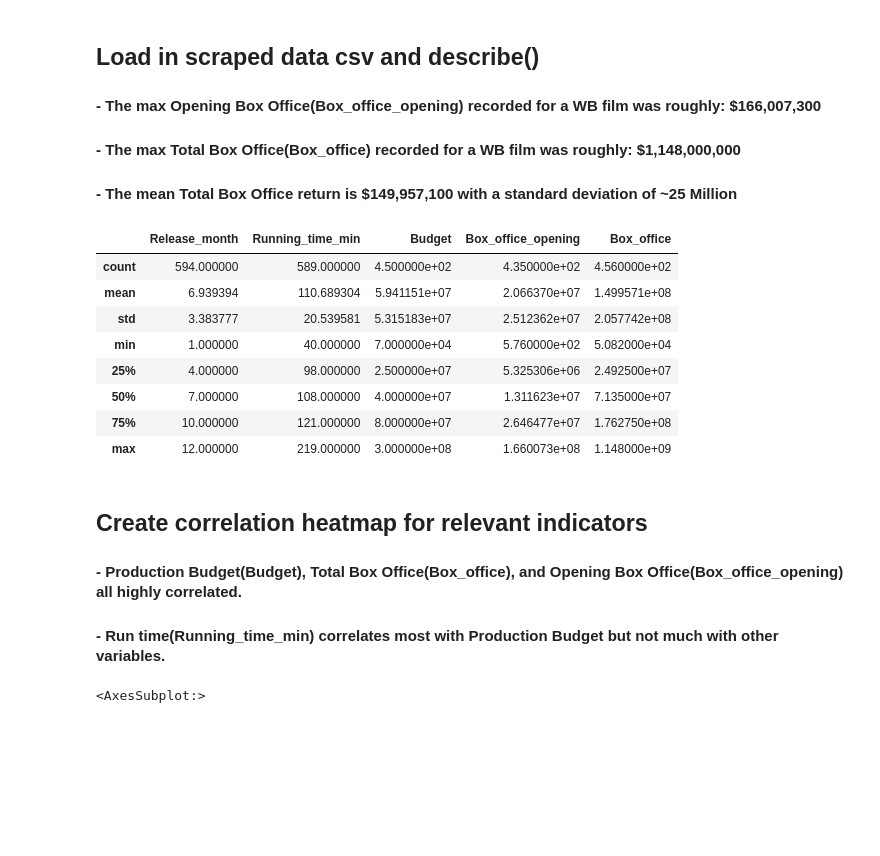
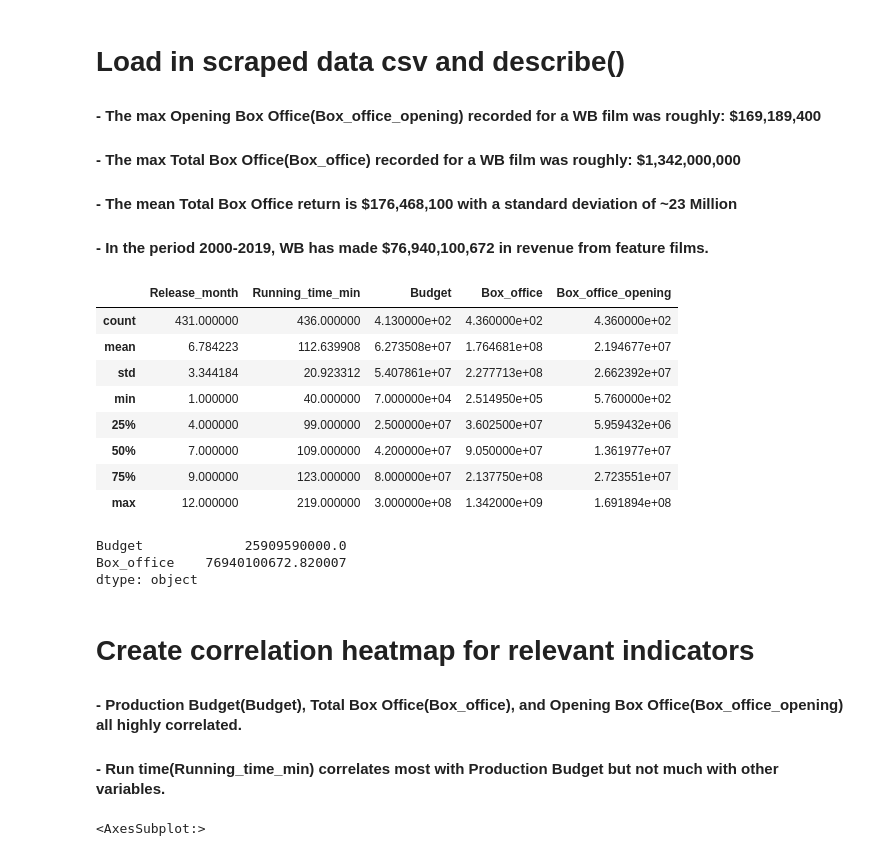
Before and after one commit to danteairdharris/BoxOfficeDS, a Jupyter notebook: WB_movies_EDA.ipynb, the cells around one changed output. Saved outputs shown, nothing was run; the diff lists cells and outputs as text; code cells hidden in the pictures; blank space fills up the shorter version.

```diff
--- a/WB_movies_EDA.ipynb
+++ b/WB_movies_EDA.ipynb
@@ -3,29 +3,44 @@ import pandas as pd
 import seaborn as sns
 import matplotlib.pyplot as plt
 # %% [markdown]
-## Load in scraped data csv and describe()
-#### - The max Opening Box Office(Box_office_opening) recorded for a WB film was roughly:     $166,007,300
+# Load in scraped data csv and describe()
 
-#### - The max Total Box Office(Box_office) recorded for a WB film was roughly:    $1,148,000,000
+#### - The max Opening Box Office(Box_office_opening) recorded for a WB film was roughly:     $169,189,400
 
-#### - The mean Total Box Office return is $149,957,100 with a standard deviation of ~25 Million
+#### - The max Total Box Office(Box_office) recorded for a WB film was roughly:    $1,342,000,000
+
+#### - The mean Total Box Office return is $176,468,100 with a standard deviation of ~23 Million
+
+#### - In the period 2000-2019, WB has made $76,940,100,672 in revenue from feature films.
 # %%
-df = pd.read_csv('./WB_movie_data_cleaned.csv')
+all_data = pd.read_csv('./WB_movie_data_cleaned.csv')
+
+# drop rows without box office numbers
+df = all_data.dropna(subset=['Box_office_opening', 'Box_office'])
+pd.set_option("display.max_rows", None, "display.max_columns", None)
+df = df.set_index('Title')
+
 df.describe()
 # %% [output]
-|  | Release_month | Running_time_min | Budget | Box_office_opening | Box_office |
-| count | 594.000000 | 589.000000 | 4.500000e+02 | 4.350000e+02 | 4.560000e+02 |
-| mean | 6.939394 | 110.689304 | 5.941151e+07 | 2.066370e+07 | 1.499571e+08 |
-| std | 3.383777 | 20.539581 | 5.315183e+07 | 2.512362e+07 | 2.057742e+08 |
-| min | 1.000000 | 40.000000 | 7.000000e+04 | 5.760000e+02 | 5.082000e+04 |
-| 25% | 4.000000 | 98.000000 | 2.500000e+07 | 5.325306e+06 | 2.492500e+07 |
-| 50% | 7.000000 | 108.000000 | 4.000000e+07 | 1.311623e+07 | 7.135000e+07 |
-| 75% | 10.000000 | 121.000000 | 8.000000e+07 | 2.646477e+07 | 1.762750e+08 |
-| max | 12.000000 | 219.000000 | 3.000000e+08 | 1.660073e+08 | 1.148000e+09 |
+|  | Release_month | Running_time_min | Budget | Box_office | Box_office_opening |
+| count | 431.000000 | 436.000000 | 4.130000e+02 | 4.360000e+02 | 4.360000e+02 |
+| mean | 6.784223 | 112.639908 | 6.273508e+07 | 1.764681e+08 | 2.194677e+07 |
+| std | 3.344184 | 20.923312 | 5.407861e+07 | 2.277713e+08 | 2.662392e+07 |
+| min | 1.000000 | 40.000000 | 7.000000e+04 | 2.514950e+05 | 5.760000e+02 |
+| 25% | 4.000000 | 99.000000 | 2.500000e+07 | 3.602500e+07 | 5.959432e+06 |
+| 50% | 7.000000 | 109.000000 | 4.200000e+07 | 9.050000e+07 | 1.361977e+07 |
+| 75% | 9.000000 | 123.000000 | 8.000000e+07 | 2.137750e+08 | 2.723551e+07 |
+| max | 12.000000 | 219.000000 | 3.000000e+08 | 1.342000e+09 | 1.691894e+08 |
+# %%
+df.sum()[['Budget','Box_office']]
+# %% [output]
+Budget             25909590000.0
+Box_office    76940100672.820007
+dtype: object
 # %% [markdown]
 
 
-## 	**Create correlation heatmap for relevant indicators**
+# 	**Create correlation heatmap for relevant indicators**
 #### - Production Budget(Budget), Total Box Office(Box_office), and Opening Box Office(Box_office_opening) all highly correlated.
 #### - Run time(Running_time_min) correlates most with Production Budget but not much with other variables.
 # %%
```
Also changed, not shown: parts of 8 cells of this notebook, 2 other files.
